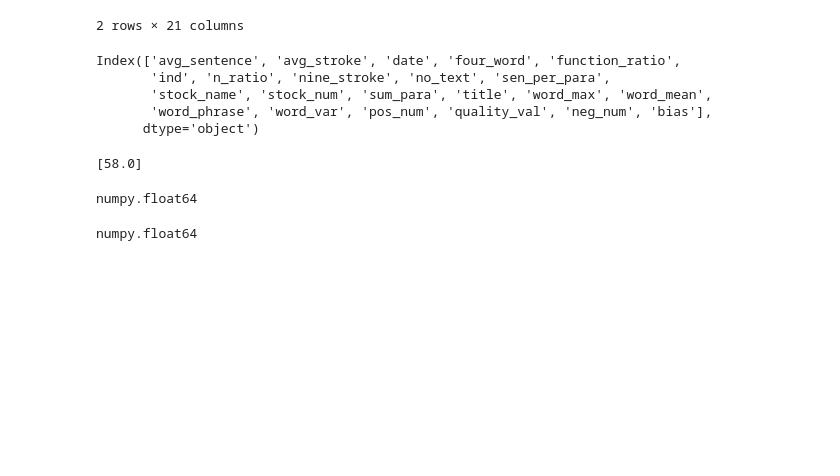
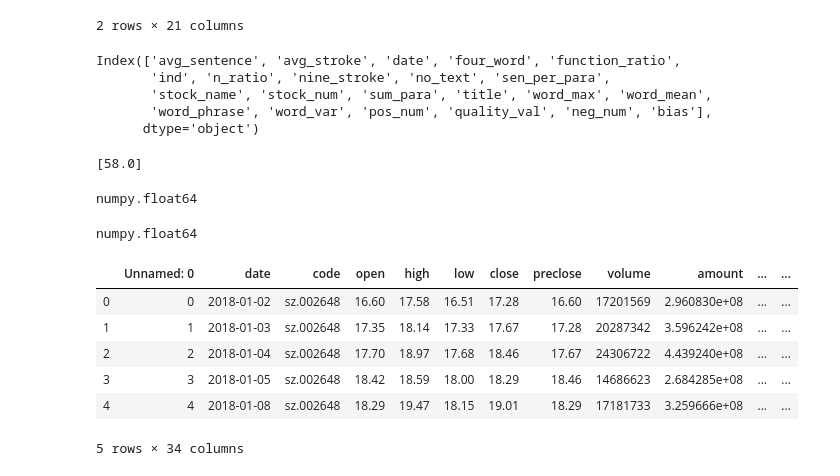
Before and after one commit to sjchasel/stock_prediction, a Jupyter notebook: 数据预处理/数据拼接.ipynb, the cells around one changed output. Cells and saved outputs as stored; diff of their text form; code cells hidden in the pictures; blank space fills up the shorter version.

```diff
--- a/数据预处理/数据拼接.ipynb
+++ b/数据预处理/数据拼接.ipynb
@@ -298,3 +298,15 @@ type(stock_code)
 numpy.float64
 # %%
 k_data.to_csv('除语法树与交易因子外的数据.csv')
+# %%
+import pandas as pd
+data = pd.read_csv('除语法树与交易因子外的数据.csv')
+data.head()
+# %% [output]
+|  | Unnamed: 0 | date | code | open | high | low | close | preclose | volume | amount | ... | ... |
+| 0 | 0 | 2018-01-02 | sz.002648 | 16.60 | 17.58 | 16.51 | 17.28 | 16.60 | 17201569 | 2.960830e+08 | ... | ... |
+| 1 | 1 | 2018-01-03 | sz.002648 | 17.35 | 18.14 | 17.33 | 17.67 | 17.28 | 20287342 | 3.596242e+08 | ... | ... |
+| 2 | 2 | 2018-01-04 | sz.002648 | 17.70 | 18.97 | 17.68 | 18.46 | 17.67 | 24306722 | 4.439240e+08 | ... | ... |
+| 3 | 3 | 2018-01-05 | sz.002648 | 18.42 | 18.59 | 18.00 | 18.29 | 18.46 | 14686623 | 2.684285e+08 | ... | ... |
+| 4 | 4 | 2018-01-08 | sz.002648 | 18.29 | 19.47 | 18.15 | 19.01 | 18.29 | 17181733 | 3.259666e+08 | ... | ... |
+5 rows × 34 columns
```
Also changed, not shown: parts of 1 cell of this notebook, 4 other files.
